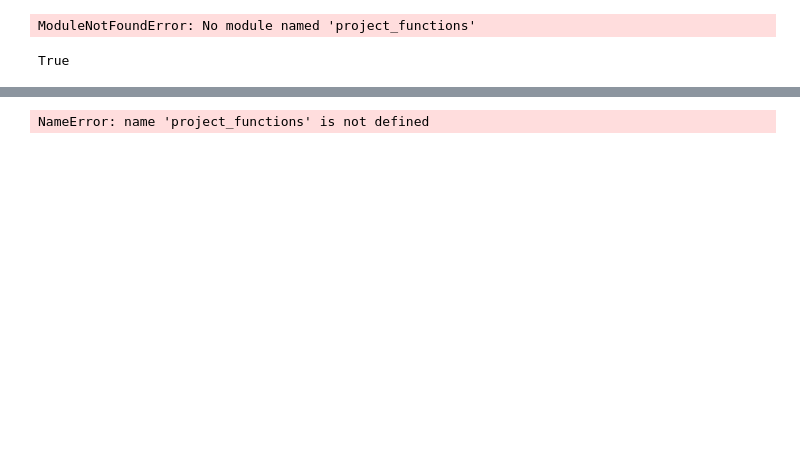
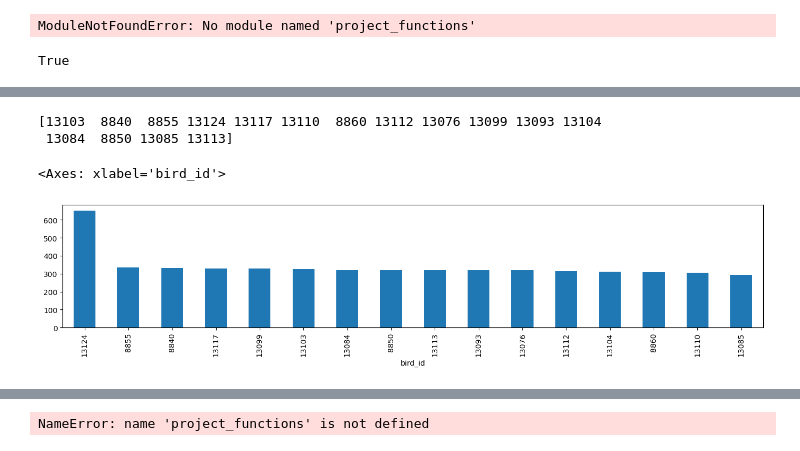
Before and after one commit to sblockhartzzero/GIS5201, a Jupyter notebook: project_code/gis5201_project_GEE_example3.ipynb, the cells around one changed output, grey strips where cells are left out. Cells and saved outputs as stored; diff of their text form; code cells hidden in the pictures; blank space fills up the shorter version.

Commit message:
Updated jupyter notebook for data exploration

```diff
--- a/project_code/gis5201_project_GEE_example3.ipynb
+++ b/project_code/gis5201_project_GEE_example3.ipynb
@@ -96,0 +119,11 @@ Map(bottom=3176.0, center=[47.15984001304432, -49.94384765625001], controls=(Wid
+# %%
+# Load animal track csv into pandas dataframe
+input_csv_folder = 'C:/Users/s44ba/Documents/Training/Northeastern/AdvSpatialAnalysis/Project/Data/fromSeabirdTrackingNetwork/'
+input_csv_filename = 'Dataset_1044__Black-legged_Kittiwake_Grumant_GLS_2009_2010_2011.csv'
+#input_csv_filename = 'Dataset_1038__Black-legged_Kittiwake_Anda_GLS_2009_2010_2011.csv'
+#input_csv_filename = 'Dataset_1041__Black-legged_Kittiwake_Bulbjerg_GLS_2009_2010_2011.csv'
+#input_csv_filename = 'Dataset_1043__Black-legged_Kittiwake_Faroe_Islands_GLS_2009_2010.csv'
+#input_csv_filename = 'Dataset_1049__Black-legged_Kittiwake_Kippaku_GLS_2008_2009_2010_2011.csv'
+input_csv_fullpath = input_csv_folder + input_csv_filename
+df = pd.read_csv(input_csv_fullpath)
+df.info()
@@ -96,0 +148,12 @@ Map(bottom=3176.0, center=[47.15984001304432, -49.94384765625001], controls=(Wid
+# %%
+# Convert to datetime
+# Add new column, derived timestamp_datetime, initialized to 1/1/1970
+df["timestamp_datetime"] = datetime(1970,1,1)
+# Convert
+format_string = "%Y-%m-%d %H:%M:%S"
+for k in range(len(df)):
+    date_string = df.loc[k,"date_gmt"]
+    time_string = df.loc[k,"time_gmt"]
+    datetime_string = date_string + ' ' + time_string
+    df.loc[k,"timestamp_datetime"] = datetime.strptime(datetime_string,format_string)
+#endfor
@@ -96,0 +178,13 @@ Map(bottom=3176.0, center=[47.15984001304432, -49.94384765625001], controls=(Wid
+# %%
+# Show unique bird ids
+unique_bird_ids = gdf_subset["bird_id"].unique()
+print(unique_bird_ids)
+# %% [output]
+[13103  8840  8855 13124 13117 13110  8860 13112 13076 13099 13093 13104
+ 13084  8850 13085 13113]
+# %%
+# How many records per unique id?
+df["bird_id"].value_counts().plot(kind="bar", figsize=(17, 3))
+# %% [output]
+<Axes: xlabel='bird_id'>
+[figure, added]
```
Also changed, not shown: parts of 12 cells of this notebook.
